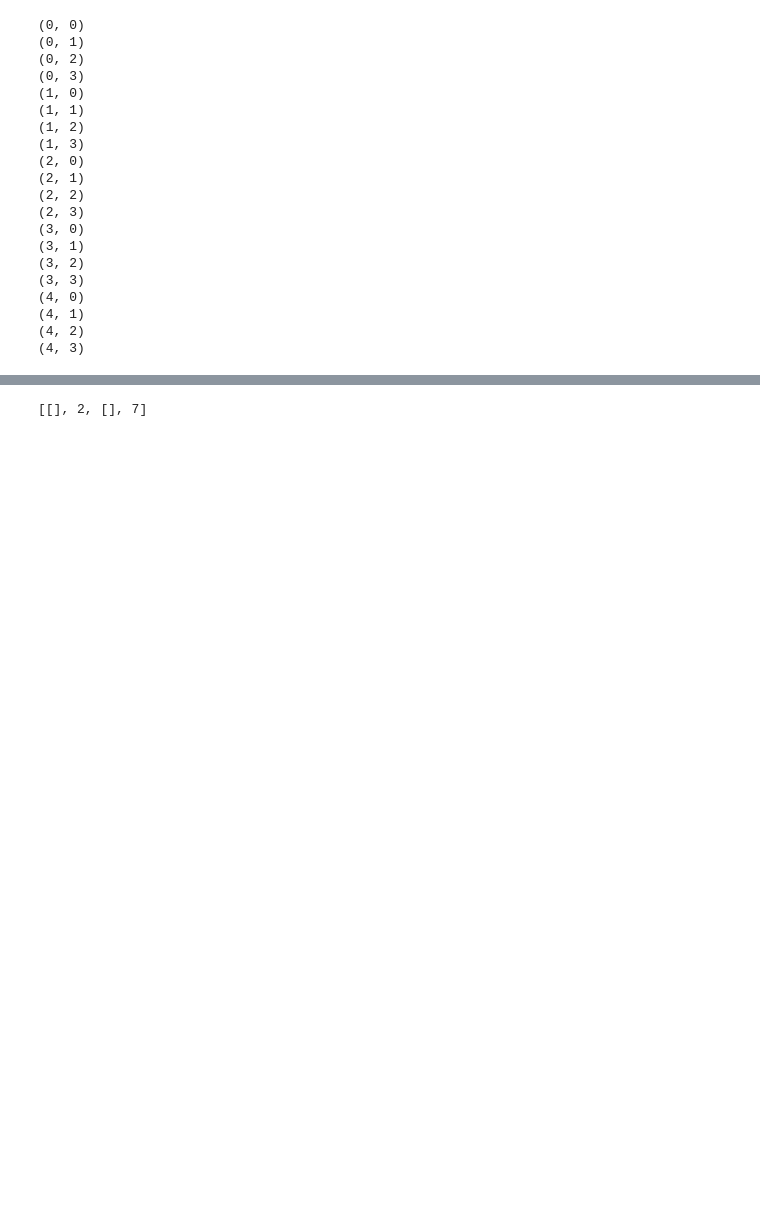
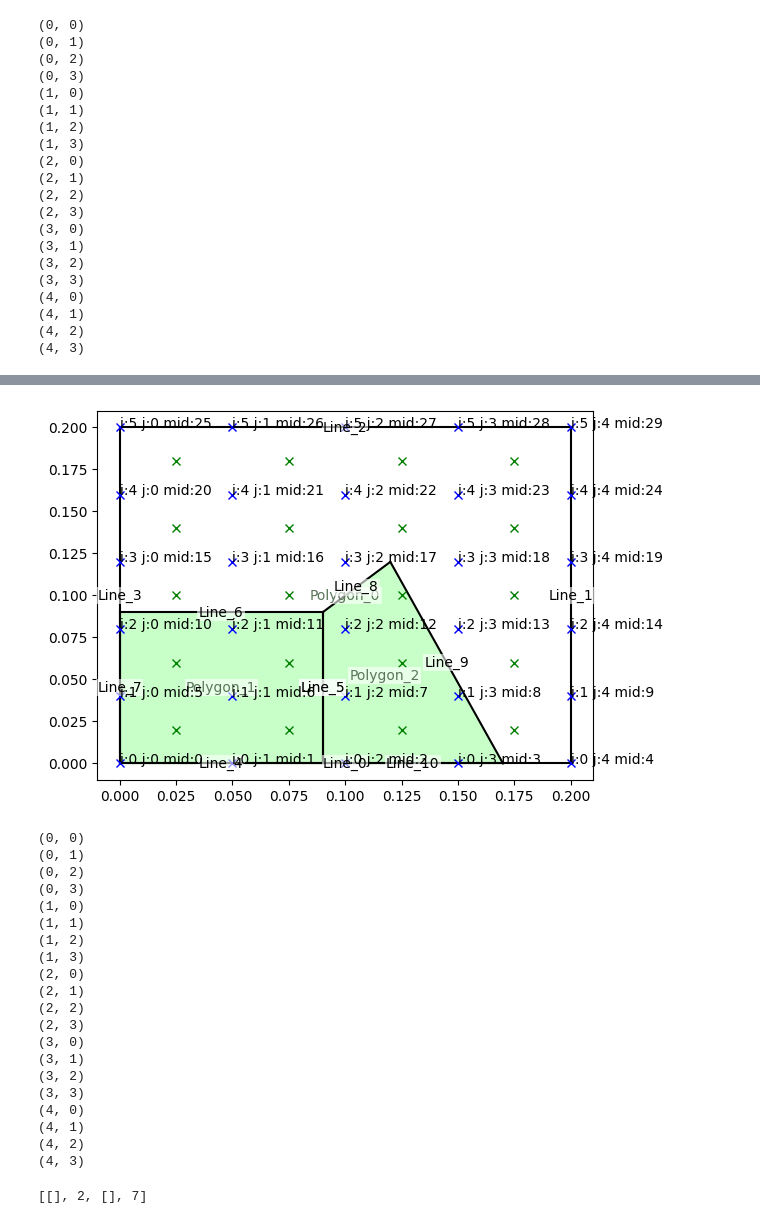
Before and after one commit to csillagu/FVM-Solver, a Jupyter notebook: investigation/mesh_inv.ipynb, the cells around one changed output, grey strips where cells are left out. Saved outputs shown, nothing was run; the diff lists cells and outputs as text; code cells hidden in the pictures; blank space fills up the shorter version.

```diff
--- a/investigation/mesh_inv.ipynb
+++ b/investigation/mesh_inv.ipynb
@@ -76,3 +76,37 @@ plt.show()
+# %%
+rec_m = ms.RectangularConfig(6,5,True)
+rec_m.constructMesh(a.base_polygon)
+fig,ax = plt.subplots()
+a.plot(ax, labels=True)
+rec_m.plotMesh(ax, vTexts=False, fTexts=True)
+plt.show()
+for k in range(rec_m.getVolumeNodeNum()):
+    ij = rec_m.math2geoVolume(k)
+    k2 = rec_m.geo2mathVolume(ij)
+    print(ij)
+    assert(k2 == k)
+# %% [output]
+[figure, added]
+(0, 0)
+(0, 1)
+(0, 2)
+(0, 3)
+(1, 0)
+(1, 1)
+(1, 2)
+(1, 3)
+(2, 0)
+(2, 1)
+(2, 2)
+(2, 3)
+(3, 0)
+(3, 1)
+(3, 2)
+(3, 3)
+(4, 0)
+(4, 1)
+(4, 2)
+(4, 3)
 # %%
 rec_m.getNeighbouringVolumes(3)
 # %% [output]
```
Also changed, not shown: parts of 3 cells of this notebook, 1 other file.
